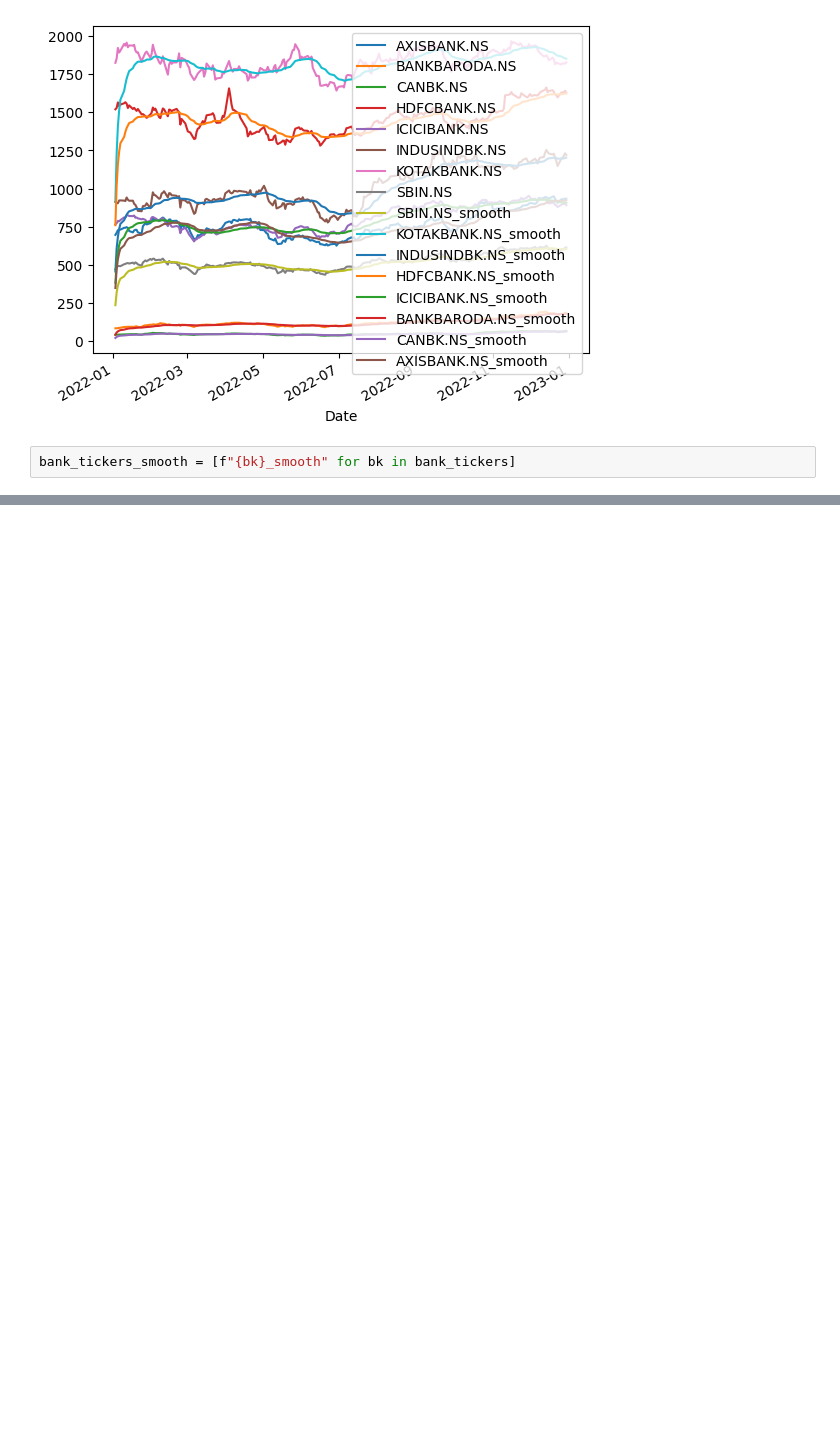
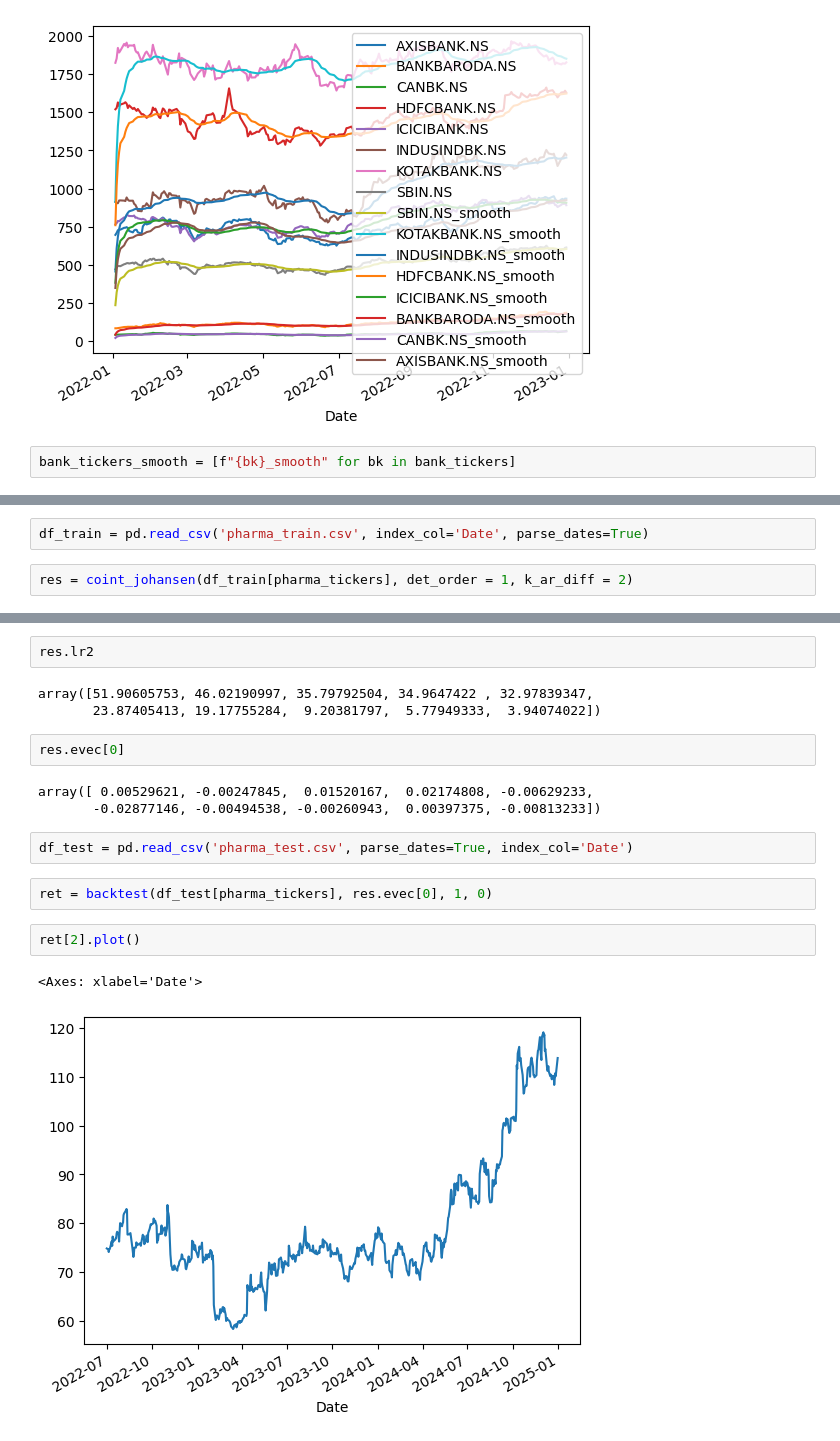
Before and after one commit to Amination-Gogia/Pairs-Trading-Dec-2024, a Jupyter notebook: Week-4/stat_arb.ipynb, the cells around one changed output, grey strips where cells are left out. Saved outputs shown, nothing was run; the diff lists cells and outputs as text; blank space fills up the shorter version.

```diff
--- a/Week-4/stat_arb.ipynb
+++ b/Week-4/stat_arb.ipynb
@@ -237,0 +247,4 @@ dtype: object
+# %%
+df_train = pd.read_csv('pharma_train.csv', index_col='Date', parse_dates=True)
+# %%
+res = coint_johansen(df_train[pharma_tickers], det_order = 1, k_ar_diff = 2)
@@ -237,0 +283,19 @@ dtype: object
+# %%
+res.lr2
+# %% [output]
+array([51.90605753, 46.02190997, 35.79792504, 34.9647422 , 32.97839347,
+       23.87405413, 19.17755284,  9.20381797,  5.77949333,  3.94074022])
+# %%
+res.evec[0]
+# %% [output]
+array([ 0.00529621, -0.00247845,  0.01520167,  0.02174808, -0.00629233,
+       -0.02877146, -0.00494538, -0.00260943,  0.00397375, -0.00813233])
+# %%
+df_test = pd.read_csv('pharma_test.csv', parse_dates=True, index_col='Date')
+# %%
+ret = backtest(df_test[pharma_tickers], res.evec[0], 1, 0)
+# %%
+ret[2].plot()
+# %% [output]
+<Axes: xlabel='Date'>
+[figure, added]
```
Also changed, not shown: parts of 22 cells of this notebook, 2 other files.
